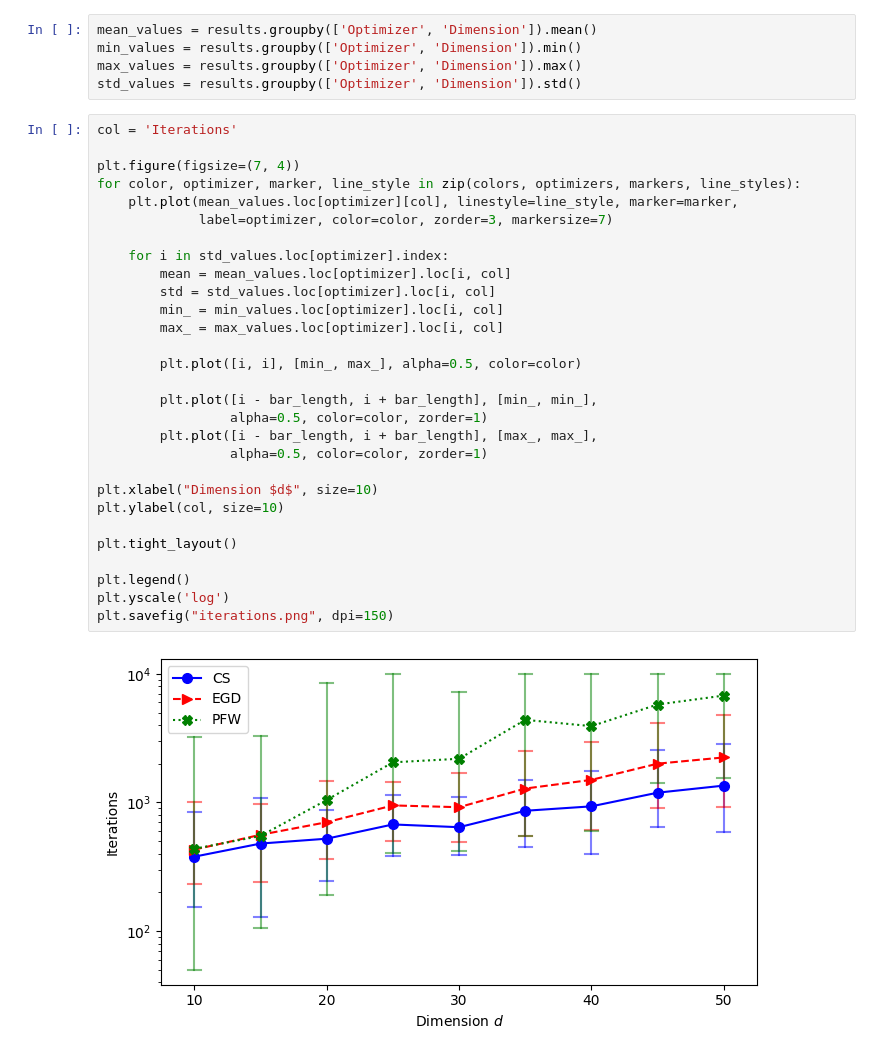
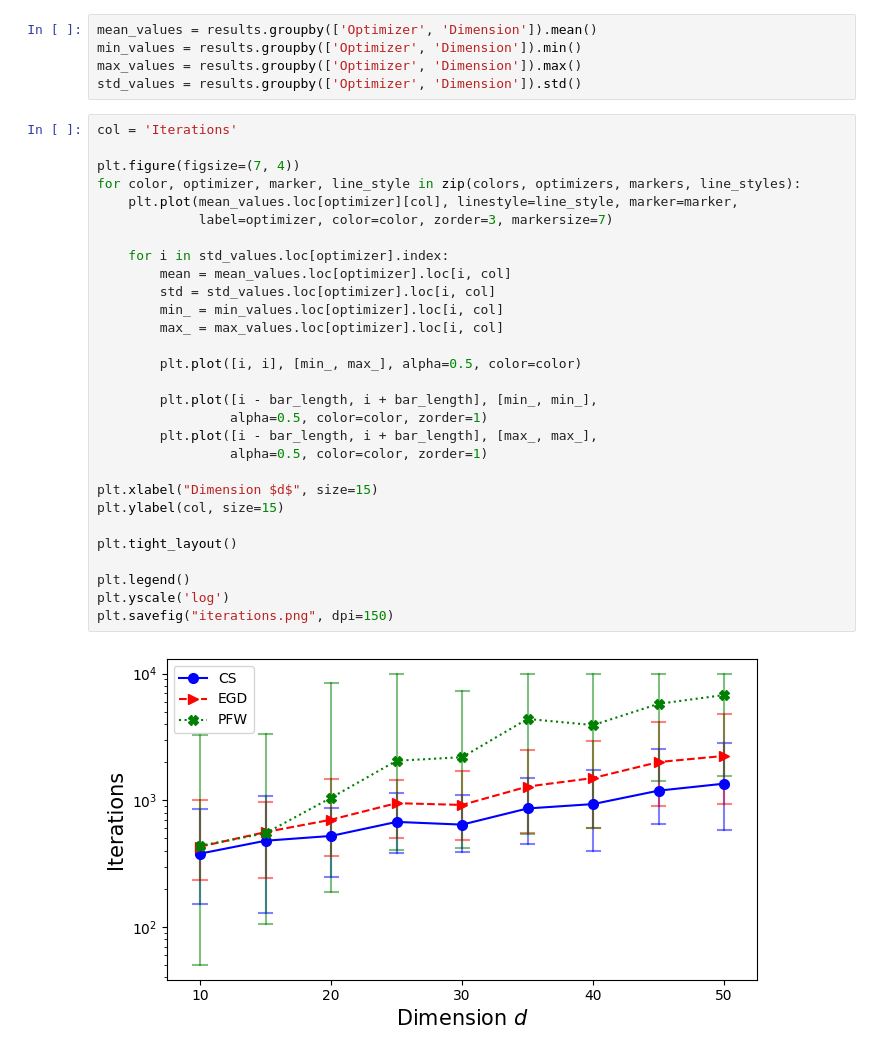
Before and after one commit to infamoussoap/ConvexHull, a Jupyter notebook: Results/Convex_Hull_Results_Plots.ipynb, the cells around one changed output. Drawn from its saved outputs; the diff is of its cells as text.

Commit message:
increasing font size to 15

```diff
--- a/Results/Convex_Hull_Results_Plots.ipynb
+++ b/Results/Convex_Hull_Results_Plots.ipynb
@@ -50,34 +50,34 @@ std_values = results.groupby(['Optimizer', 'Dimension']).std()
 # %%
 col = 'Iterations'
 
 plt.figure(figsize=(7, 4))
 for color, optimizer, marker, line_style in zip(colors, optimizers, markers, line_styles):
     plt.plot(mean_values.loc[optimizer][col], linestyle=line_style, marker=marker,
              label=optimizer, color=color, zorder=3, markersize=7)
 
     for i in std_values.loc[optimizer].index:
         mean = mean_values.loc[optimizer].loc[i, col]
         std = std_values.loc[optimizer].loc[i, col]
         min_ = min_values.loc[optimizer].loc[i, col]
         max_ = max_values.loc[optimizer].loc[i, col]
 
         plt.plot([i, i], [min_, max_], alpha=0.5, color=color)
 
         plt.plot([i - bar_length, i + bar_length], [min_, min_],
                  alpha=0.5, color=color, zorder=1)
         plt.plot([i - bar_length, i + bar_length], [max_, max_],
                  alpha=0.5, color=color, zorder=1)
 
-plt.xlabel("Dimension $d$", size=10)
-plt.ylabel(col, size=10)
+plt.xlabel("Dimension $d$", size=15)
+plt.ylabel(col, size=15)
 
 plt.tight_layout()
 
 plt.legend()
 plt.yscale('log')
 plt.savefig("iterations.png", dpi=150)
 # %% [output]
-[figure, old version]
+[figure, new version]
 # %%
 col = 'Time (sec)'
 
```
Also changed, not shown: parts of 1 cell of this notebook, 2 other files.
